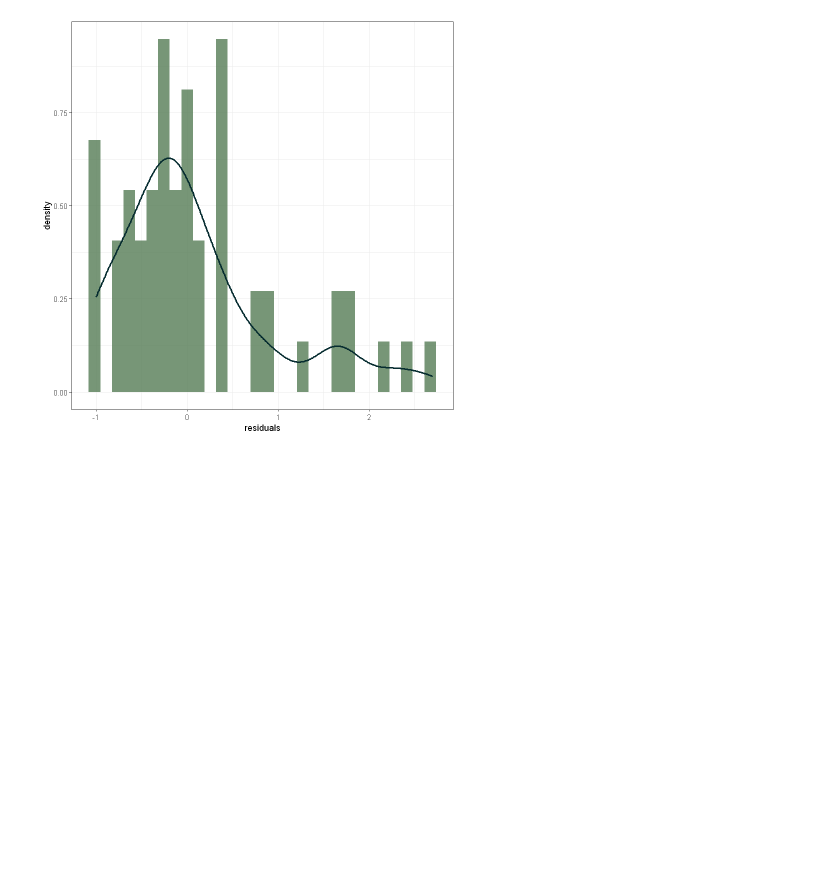
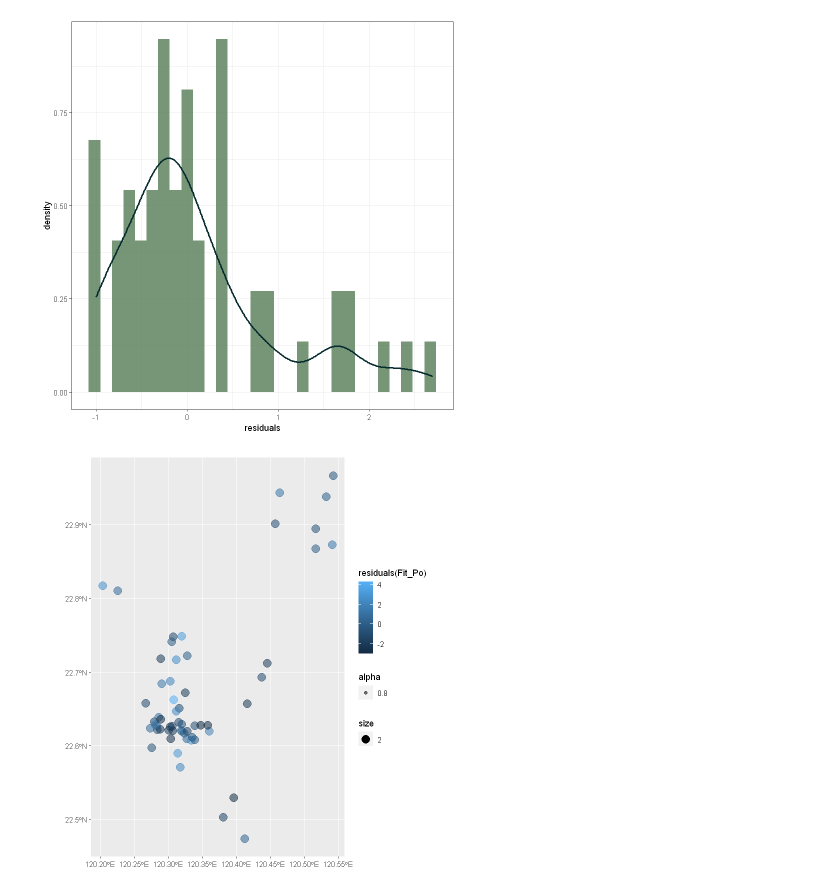
Before and after one commit to WenRu-Chen/Roaming-Dogs, a Jupyter notebook: Roaming-Dogs-Code/Model-fitting/R_model_fitting.ipynb, the cells around one changed output. Saved outputs shown, nothing was run; the diff lists cells and outputs as text; code cells hidden in the pictures; blank space fills up the shorter version.

```diff
--- a/Roaming-Dogs-Code/Model-fitting/R_model_fitting.ipynb
+++ b/Roaming-Dogs-Code/Model-fitting/R_model_fitting.ipynb
@@ -57,6 +57,11 @@ pdf_plot <- function(x){
 getwd()
 path = '..\\..\\Roaming-Dogs-Data\\'
 Variable_KS_df <- read.csv(paste0(path, "@Test_KS\\Variable.csv" ), fileEncoding = 'utf-8')
-Variable_KS_shp<-shapefile(paste0(path, "@Test_KS\\Variable.shp" ),warnPRJ = F)
+Variable_KS_df["Clinic"][is.na(Variable_KS_df["Clinic"])] = 0
+Variable_KS_shp<-st_read(paste0(path, "@Test_KS\\Variable.shp" ))
+Variable_KS_centroid <-  st_centroid(Variable_KS_shp)
+colnames(Variable_KS_centroid)
+
+ncol(Variable_KS_shp); nrow(Variable_KS_shp)
 # %% [output]
 [1] "c:/@@Roaming_Dogs_Data_Analysis/Roaming-Dogs-Code/Model-fitting"
@@ -128,3 +151,8 @@ AIC: 433.18
 Number of Fisher Scoring iterations: 5
 `stat_bin()` using `bins = 30`. Pick better value with `binwidth`.
 [figure]
+# %%
+Variable_KS_centroid %>%
+  ggplot()+geom_sf(aes(color = residuals(Fit_Po), size = 2, alpha = .8))
+# %% [output]
+[figure, added]
```
Also changed, not shown: parts of 6 cells of this notebook, 5 other files.
